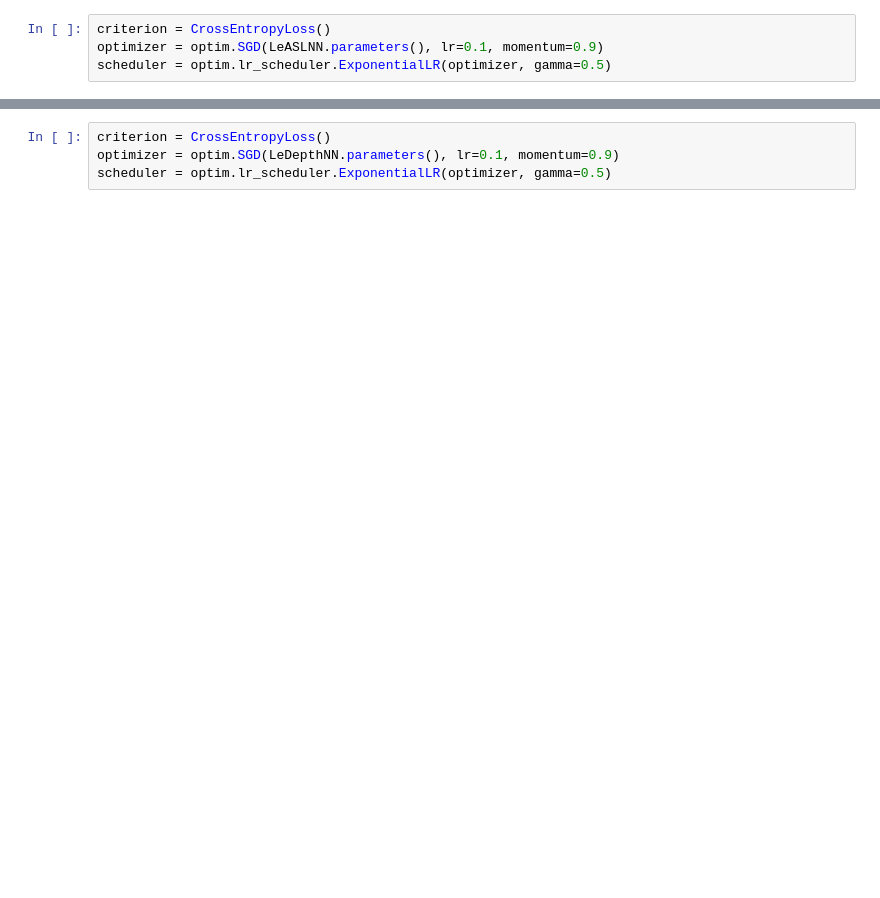
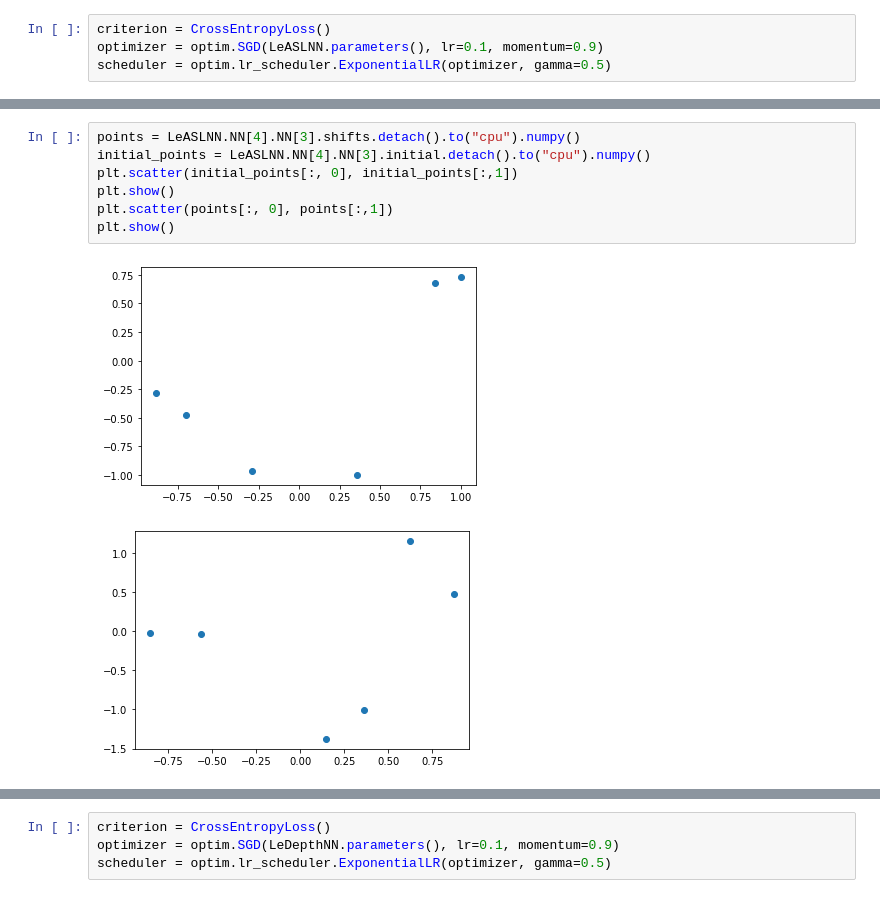
Before and after one commit to HeiseMax/ActiveShiftLayer, a Jupyter notebook: LeNet.ipynb, the cells around one changed output, grey strips where cells are left out. Drawn from its saved outputs; the diff is of its cells as text; blank space fills up the shorter version.

```diff
--- a/LeNet.ipynb
+++ b/LeNet.ipynb
@@ -220,3 +197,13 @@ plt.show()
+# %%
+points = LeASLNN.NN[4].NN[3].shifts.detach().to("cpu").numpy()
+initial_points = LeASLNN.NN[4].NN[3].initial.detach().to("cpu").numpy()
+plt.scatter(initial_points[:, 0], initial_points[:,1])
+plt.show()
+plt.scatter(points[:, 0], points[:,1])
+plt.show()
+# %% [output]
+[figure, added]
+[figure, added]
 # %%
 from Models import LeDepthNet
 
```
Also changed, not shown: parts of 11 cells of this notebook, 5 other files.
